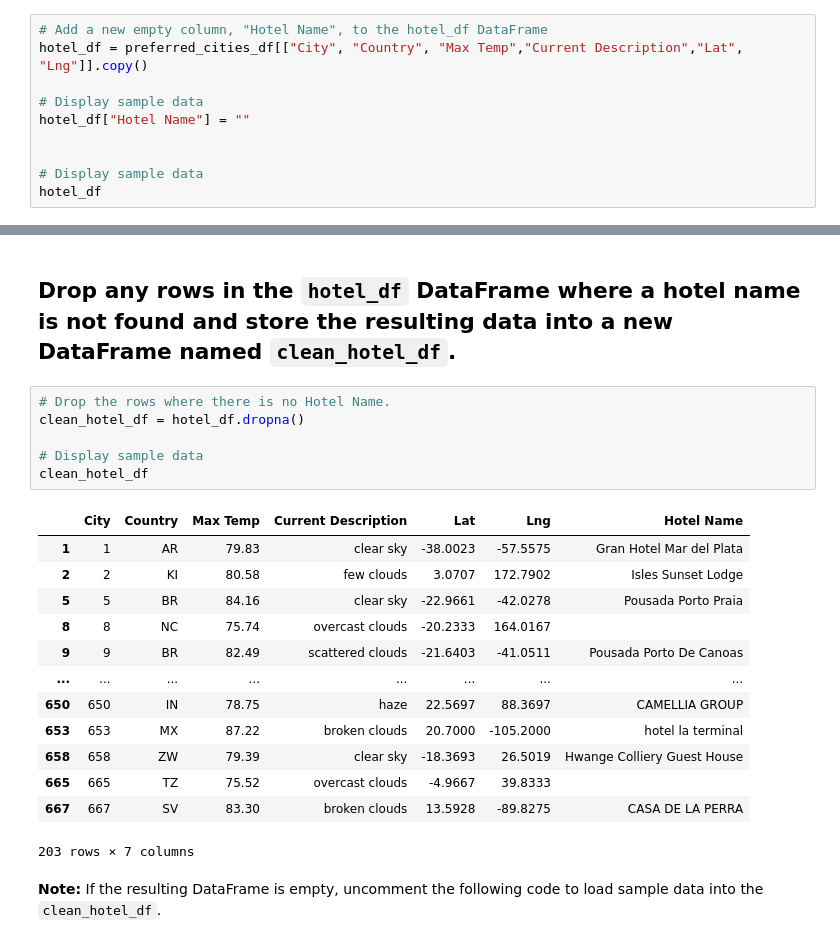
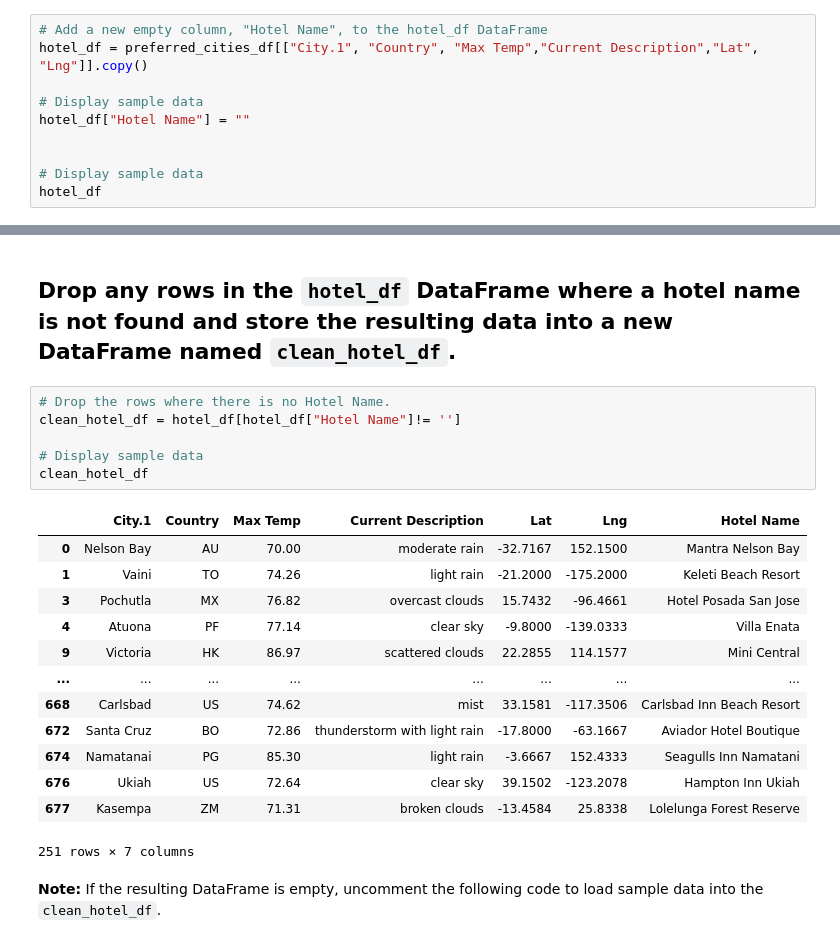
Before and after one commit to ccomaneci/World_Weather_Analysis, a Jupyter notebook: Vacation_Search/Vacation_Search.ipynb, the cells around one changed output, grey strips where cells are left out. Saved outputs shown, nothing was run; the diff lists cells and outputs as text.

```diff
--- a/Vacation_Search/Vacation_Search.ipynb
+++ b/Vacation_Search/Vacation_Search.ipynb
@@ -190,7 +190,7 @@ hotel_df.head(10)
 ## Add a new empty column named `Hotel Name` to the `hotel_df` DataFrame.
 # %%
 # Add a new empty column, "Hotel Name", to the hotel_df DataFrame
-hotel_df = preferred_cities_df[["City", "Country", "Max Temp","Current Description","Lat", "Lng"]].copy()
+hotel_df = preferred_cities_df[["City.1", "Country", "Max Temp","Current Description","Lat", "Lng"]].copy()
 
 # Display sample data
 hotel_df["Hotel Name"] = ""
@@ -278,24 +283,24 @@ hotel_df
 ## Drop any rows in the `hotel_df` DataFrame where a hotel name is not found and store the resulting data into a new DataFrame named `clean_hotel_df`.
 # %%
 # Drop the rows where there is no Hotel Name.
-clean_hotel_df = hotel_df.dropna()
+clean_hotel_df = hotel_df[hotel_df["Hotel Name"]!= '']
 
 # Display sample data
 clean_hotel_df
 # %% [output]
-|  | City | Country | Max Temp | Current Description | Lat | Lng | Hotel Name |
-| 1 | 1 | AR | 79.83 | clear sky | -38.0023 | -57.5575 | Gran Hotel Mar del Plata |
-| 2 | 2 | KI | 80.58 | few clouds | 3.0707 | 172.7902 | Isles Sunset Lodge |
-| 5 | 5 | BR | 84.16 | clear sky | -22.9661 | -42.0278 | Pousada Porto Praia |
-| 8 | 8 | NC | 75.74 | overcast clouds | -20.2333 | 164.0167 |  |
-| 9 | 9 | BR | 82.49 | scattered clouds | -21.6403 | -41.0511 | Pousada Porto De Canoas |
+|  | City.1 | Country | Max Temp | Current Description | Lat | Lng | Hotel Name |
+| 0 | Nelson Bay | AU | 70.00 | moderate rain | -32.7167 | 152.1500 | Mantra Nelson Bay |
+| 1 | Vaini | TO | 74.26 | light rain | -21.2000 | -175.2000 | Keleti Beach Resort |
+| 3 | Pochutla | MX | 76.82 | overcast clouds | 15.7432 | -96.4661 | Hotel Posada San Jose |
+| 4 | Atuona | PF | 77.14 | clear sky | -9.8000 | -139.0333 | Villa Enata |
+| 9 | Victoria | HK | 86.97 | scattered clouds | 22.2855 | 114.1577 | Mini Central |
 | ... | ... | ... | ... | ... | ... | ... | ... |
-| 650 | 650 | IN | 78.75 | haze | 22.5697 | 88.3697 | CAMELLIA GROUP |
-| 653 | 653 | MX | 87.22 | broken clouds | 20.7000 | -105.2000 | hotel la terminal |
-| 658 | 658 | ZW | 79.39 | clear sky | -18.3693 | 26.5019 | Hwange Colliery Guest House |
-| 665 | 665 | TZ | 75.52 | overcast clouds | -4.9667 | 39.8333 |  |
-| 667 | 667 | SV | 83.30 | broken clouds | 13.5928 | -89.8275 | CASA DE LA PERRA |
+| 668 | Carlsbad | US | 74.62 | mist | 33.1581 | -117.3506 | Carlsbad Inn Beach Resort |
+| 672 | Santa Cruz | BO | 72.86 | thunderstorm with light rain | -17.8000 | -63.1667 | Aviador Hotel Boutique |
+| 674 | Namatanai | PG | 85.30 | light rain | -3.6667 | 152.4333 | Seagulls Inn Namatani |
+| 676 | Ukiah | US | 72.64 | clear sky | 39.1502 | -123.2078 | Hampton Inn Ukiah |
+| 677 | Kasempa | ZM | 71.31 | broken clouds | -13.4584 | 25.8338 | Lolelunga Forest Reserve |
-203 rows × 7 columns
+251 rows × 7 columns
 # %% [markdown]
 **Note:** If the resulting DataFrame is empty, uncomment the following code to load sample data into the `clean_hotel_df`.
 # %%
```
Also changed, not shown: parts of 16 cells of this notebook, 3 other files.
